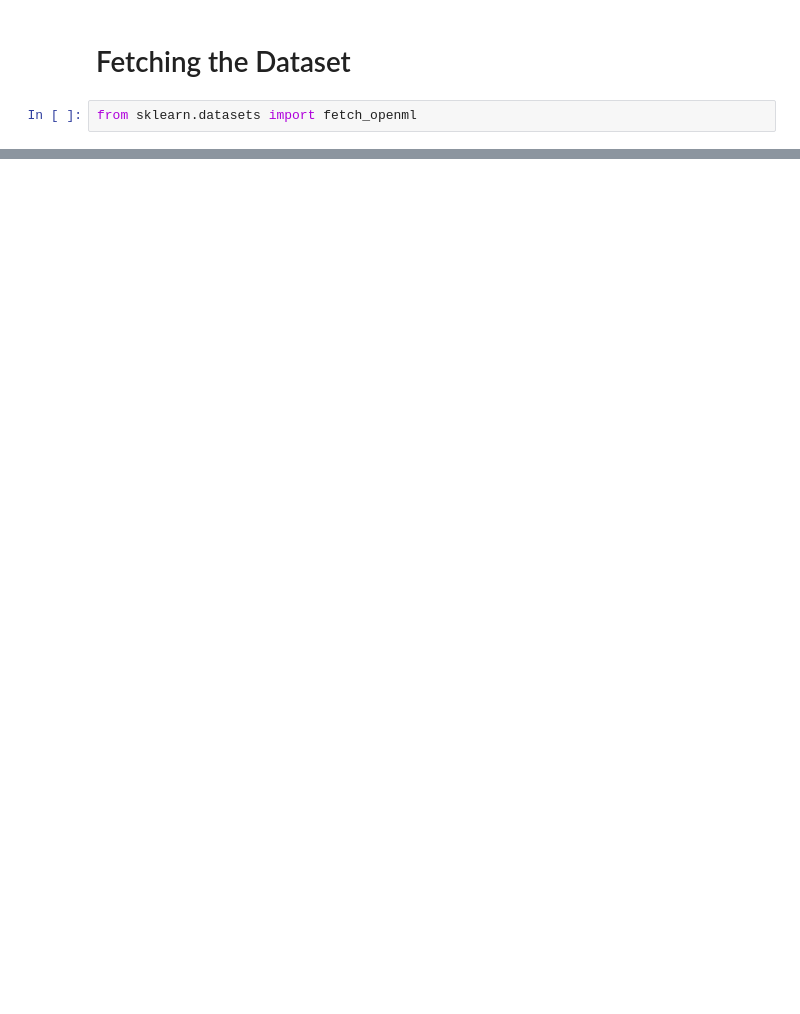
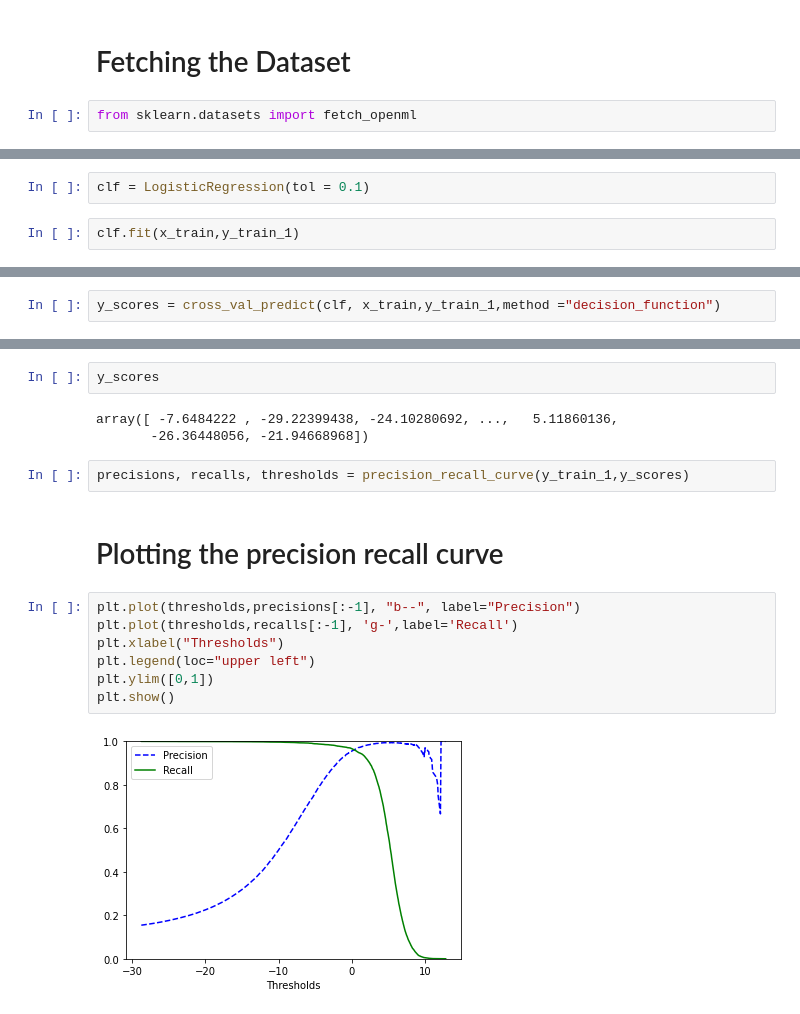
Before and after one commit to goyalpramod/MNIST_hand_written_classification, a Jupyter notebook: MNIST_classification.ipynb, the cells around one changed output, grey strips where cells are left out. Saved outputs shown, nothing was run; the diff lists cells and outputs as text; blank space fills up the shorter version.

```diff
--- a/MNIST_classification.ipynb
+++ b/MNIST_classification.ipynb
@@ -26,0 +76,4 @@ mnist
+# %%
+clf = LogisticRegression(tol = 0.1)
+# %%
+clf.fit(x_train,y_train_1)
@@ -26,0 +167,2 @@ mnist
+# %%
+y_scores = cross_val_predict(clf, x_train,y_train_1,method ="decision_function")
@@ -26,0 +187,18 @@ mnist
+# %%
+y_scores
+# %% [output]
+array([ -7.6484222 , -29.22399438, -24.10280692, ...,   5.11860136,
+       -26.36448056, -21.94668968])
+# %%
+precisions, recalls, thresholds = precision_recall_curve(y_train_1,y_scores)
+# %% [markdown]
+# Plotting the precision recall curve
+# %%
+plt.plot(thresholds,precisions[:-1], "b--", label="Precision")
+plt.plot(thresholds,recalls[:-1], 'g-',label='Recall')
+plt.xlabel("Thresholds")
+plt.legend(loc="upper left")
+plt.ylim([0,1])
+plt.show()
+# %% [output]
+[figure, added]
```
Also changed, not shown: parts of 30 cells of this notebook.
